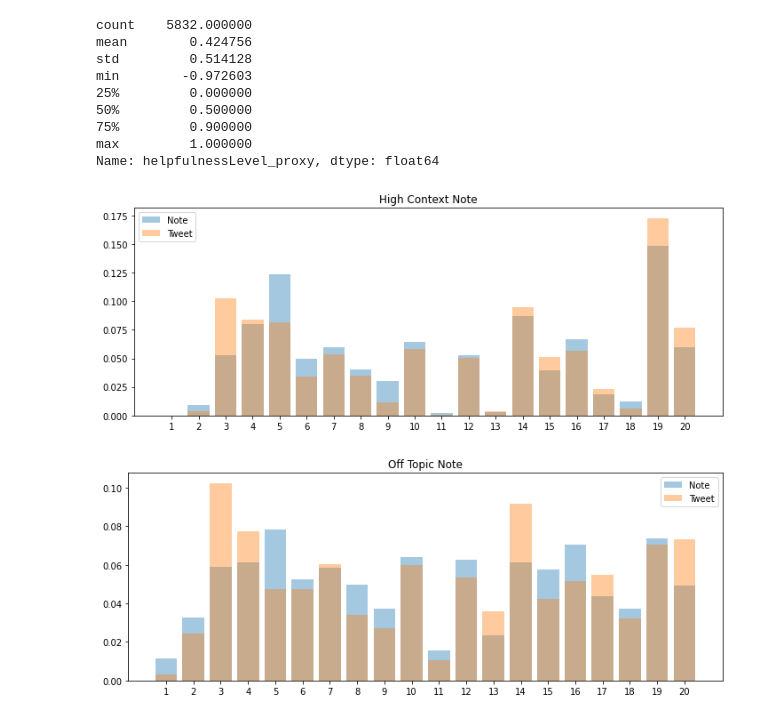
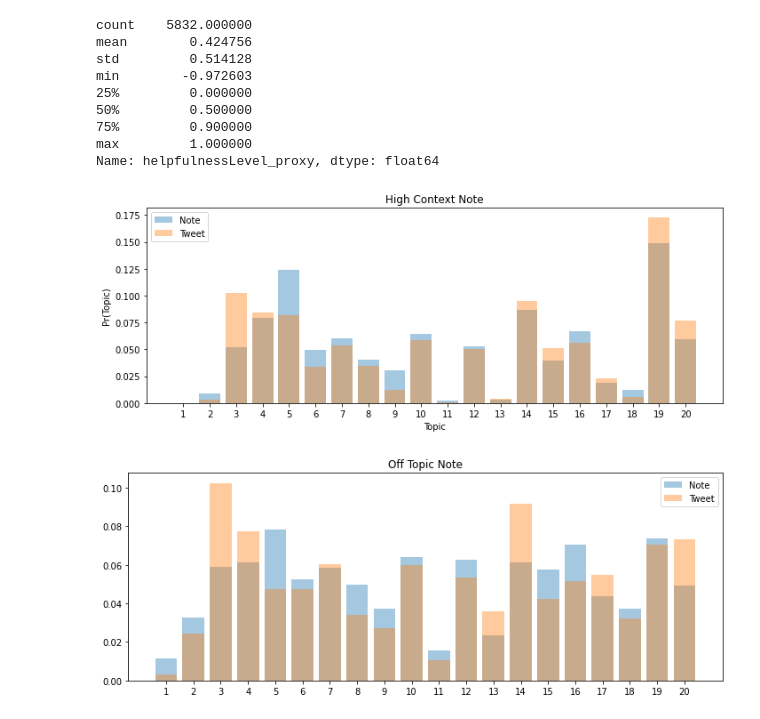
Before and after one commit to katyasmpsn/thesis, a Jupyter notebook: scripts/analysis.ipynb, the cells around one changed output. Saved outputs shown, nothing was run; the diff lists cells and outputs as text; code cells hidden in the pictures.

```diff
--- a/scripts/analysis.ipynb
+++ b/scripts/analysis.ipynb
@@ -396,14 +396,16 @@ highly_off_topic = test[test['noteId'] == 1407889858874458115]
 # %%
 fig, axs = plt.subplots(figsize=(10,4))
 classes, p , q = probPlot(high_context_add, "high context")
 axs.bar(classes, p, label = "Note", alpha  = 0.4)
 axs.bar(classes, q , label = "Tweet", alpha  = 0.4)
 plt.legend()
 plt.title("High Context Note")
+plt.xlabel("Topic")
+plt.ylabel("Pr(Topic)")
 fig.tight_layout()
 plt.savefig("HighContext.png")
 # %% [output]
-[figure, old version]
+[figure, new version]
 # %%
 fig, axs = plt.subplots(figsize=(10,4))
 classes, p , q = probPlot(highly_off_topic, "off topic")
```
Also changed, not shown: parts of 1 cell of this notebook, 7 other files.
